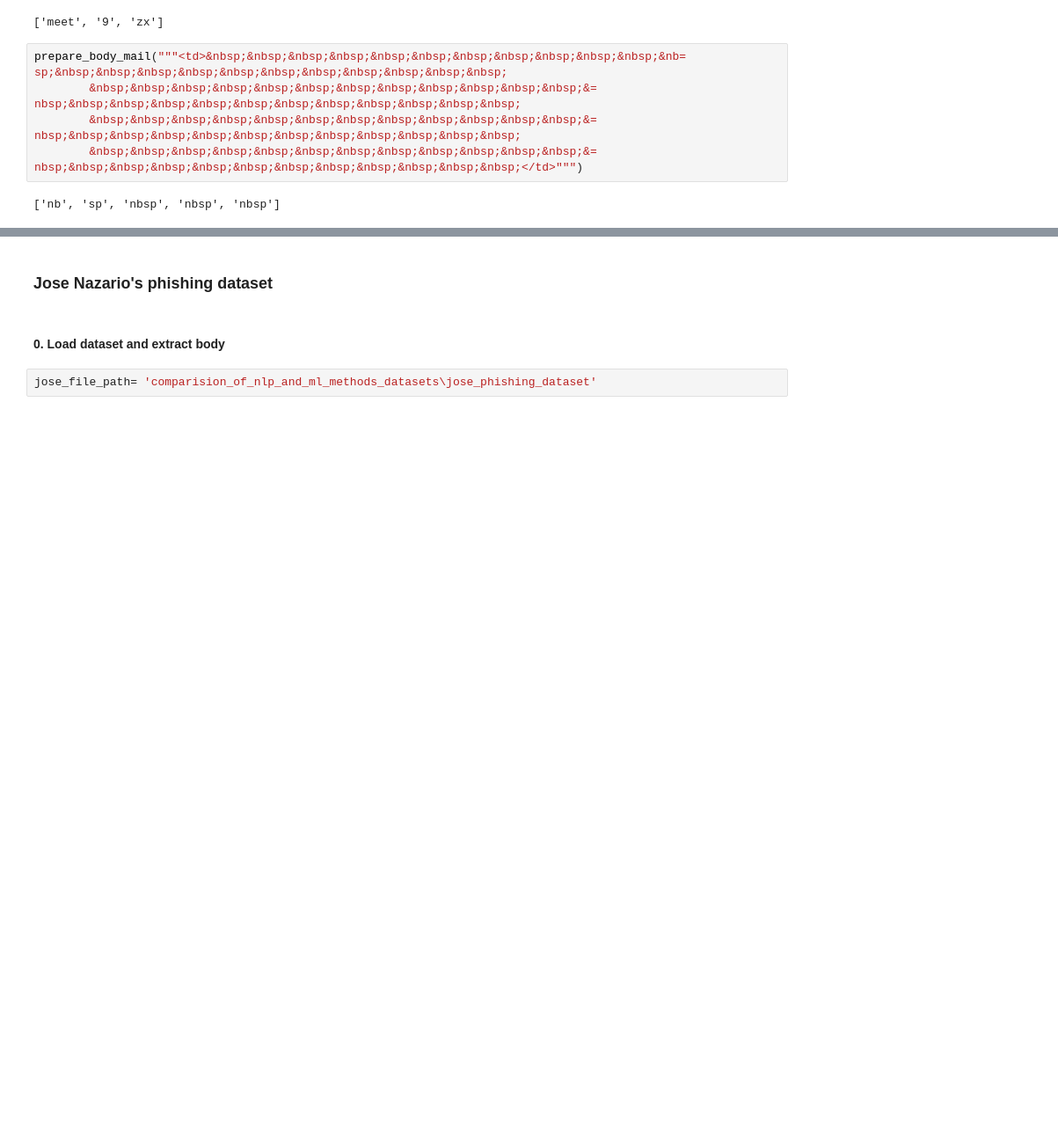
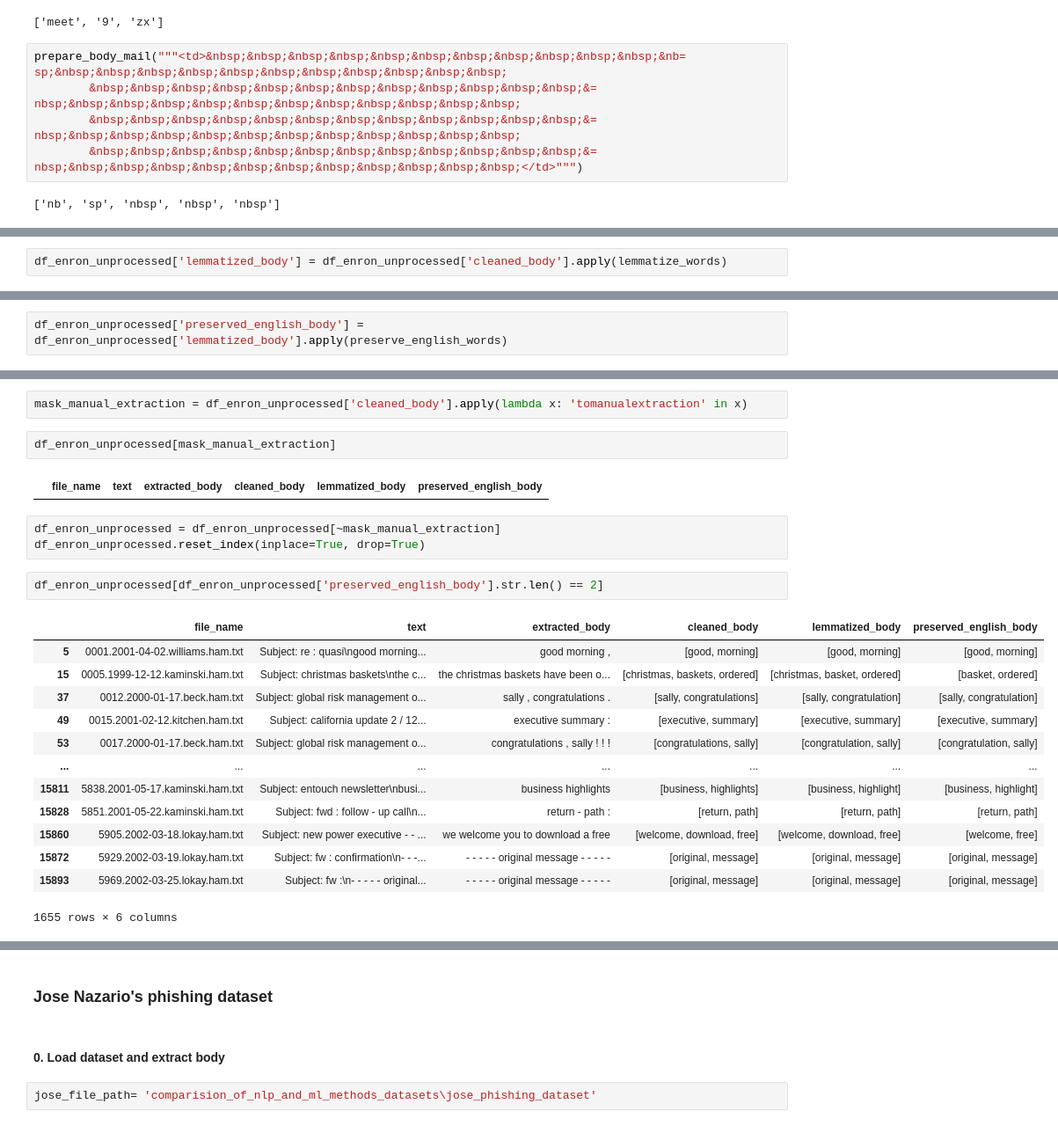
Before and after one commit to zxcvwrs/phishing-detection-DL-NLP, a Jupyter notebook: gcn_model.ipynb, the cells around one changed output, grey strips where cells are left out. Shown at 88% size. Drawn from its saved outputs; the diff is of its cells as text; blank space fills up the shorter version.

```diff
--- a/gcn_model.ipynb
+++ b/gcn_model.ipynb
@@ -233,0 +230,2 @@ prepare_body_mail(df_enron_unprocessed['text'][2000])
+# %%
+df_enron_unprocessed['lemmatized_body'] = df_enron_unprocessed['cleaned_body'].apply(lemmatize_words)
@@ -233,0 +238,2 @@ prepare_body_mail(df_enron_unprocessed['text'][2000])
+# %%
+df_enron_unprocessed['preserved_english_body'] = df_enron_unprocessed['lemmatized_body'].apply(preserve_english_words)
@@ -233,0 +261,25 @@ prepare_body_mail(df_enron_unprocessed['text'][2000])
+# %%
+mask_manual_extraction = df_enron_unprocessed['cleaned_body'].apply(lambda x: 'tomanualextraction' in x)
+# %%
+df_enron_unprocessed[mask_manual_extraction]
+# %% [output]
+|  | file_name | text | extracted_body | cleaned_body | lemmatized_body | preserved_english_body |
+# %%
+df_enron_unprocessed = df_enron_unprocessed[~mask_manual_extraction]
+df_enron_unprocessed.reset_index(inplace=True, drop=True)
+# %%
+df_enron_unprocessed[df_enron_unprocessed['preserved_english_body'].str.len() == 2]
+# %% [output]
+|  | file_name | text | extracted_body | cleaned_body | lemmatized_body | preserved_english_body |
+| 5 | 0001.2001-04-02.williams.ham.txt | Subject: re : quasi\ngood morning... | good morning , | [good, morning] | [good, morning] | [good, morning] |
+| 15 | 0005.1999-12-12.kaminski.ham.txt | Subject: christmas baskets\nthe c... | the christmas baskets have been o... | [christmas, baskets, ordered] | [christmas, basket, ordered] | [basket, ordered] |
+| 37 | 0012.2000-01-17.beck.ham.txt | Subject: global risk management o... | sally , congratulations . | [sally, congratulations] | [sally, congratulation] | [sally, congratulation] |
+| 49 | 0015.2001-02-12.kitchen.ham.txt | Subject: california update 2 / 12... | executive summary : | [executive, summary] | [executive, summary] | [executive, summary] |
+| 53 | 0017.2000-01-17.beck.ham.txt | Subject: global risk management o... | congratulations , sally ! ! ! | [congratulations, sally] | [congratulation, sally] | [congratulation, sally] |
+| ... | ... | ... | ... | ... | ... | ... |
+| 15811 | 5838.2001-05-17.kaminski.ham.txt | Subject: entouch newsletter\nbusi... | business highlights | [business, highlights] | [business, highlight] | [business, highlight] |
+| 15828 | 5851.2001-05-22.kaminski.ham.txt | Subject: fwd : follow - up call\n... | return - path : | [return, path] | [return, path] | [return, path] |
+| 15860 | 5905.2002-03-18.lokay.ham.txt | Subject: new power executive - - ... | we welcome you to download a free | [welcome, download, free] | [welcome, download, free] | [welcome, free] |
+| 15872 | 5929.2002-03-19.lokay.ham.txt | Subject: fw : confirmation\n- - -... | - - - - - original message - - - - - | [original, message] | [original, message] | [original, message] |
+| 15893 | 5969.2002-03-25.lokay.ham.txt | Subject: fw :\n- - - - - original... | - - - - - original message - - - - - | [original, message] | [original, message] | [original, message] |
+1655 rows × 6 columns
```
Also changed, not shown: parts of 29 cells of this notebook, 1 other file.
